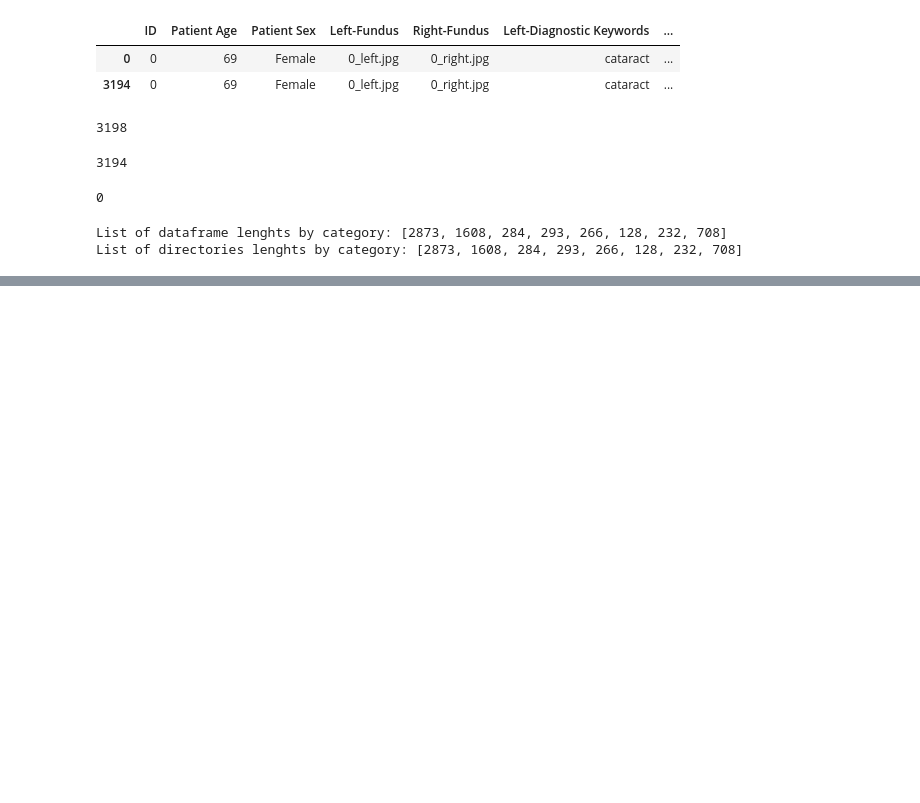
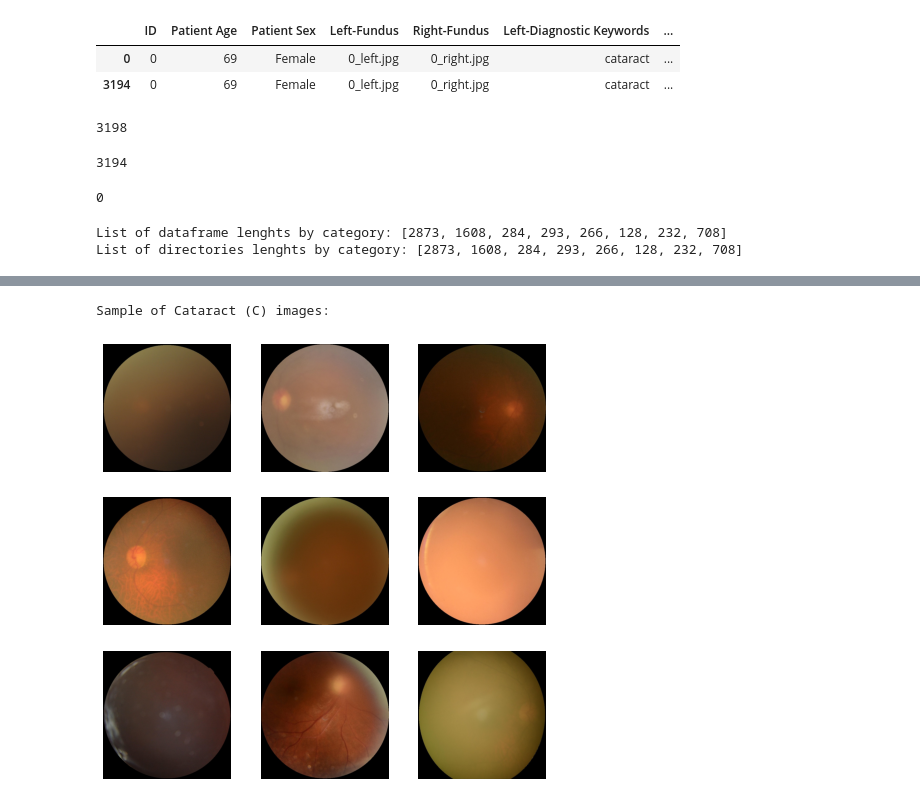
Before and after one commit to jesuero/OcularDiseaseDetection_ImageRecognition, a Jupyter notebook: main/Image_tagging.ipynb, the cells around one changed output, grey strips where cells are left out. Saved outputs shown, nothing was run; the diff lists cells and outputs as text; code cells hidden in the pictures; blank space fills up the shorter version.

```diff
--- a/main/Image_tagging.ipynb
+++ b/main/Image_tagging.ipynb
@@ -106,0 +163,6 @@ Total labeled images for Other diseases/abnormalities (O): 708
+# %%
+# sample plots for Cataract (C)
+sample_plotting("Cataract", "C")
+# %% [output]
+Sample of Cataract (C) images:
+[figure, added]
```
Also changed, not shown: parts of 13 cells of this notebook.
